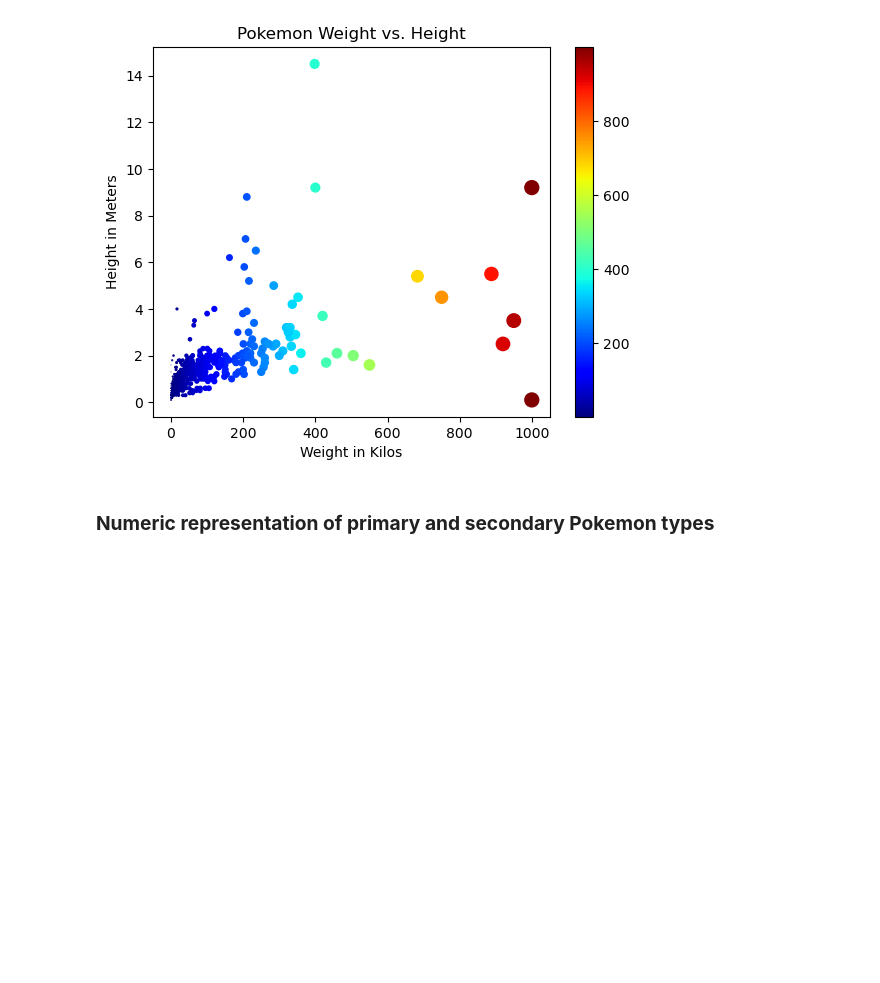
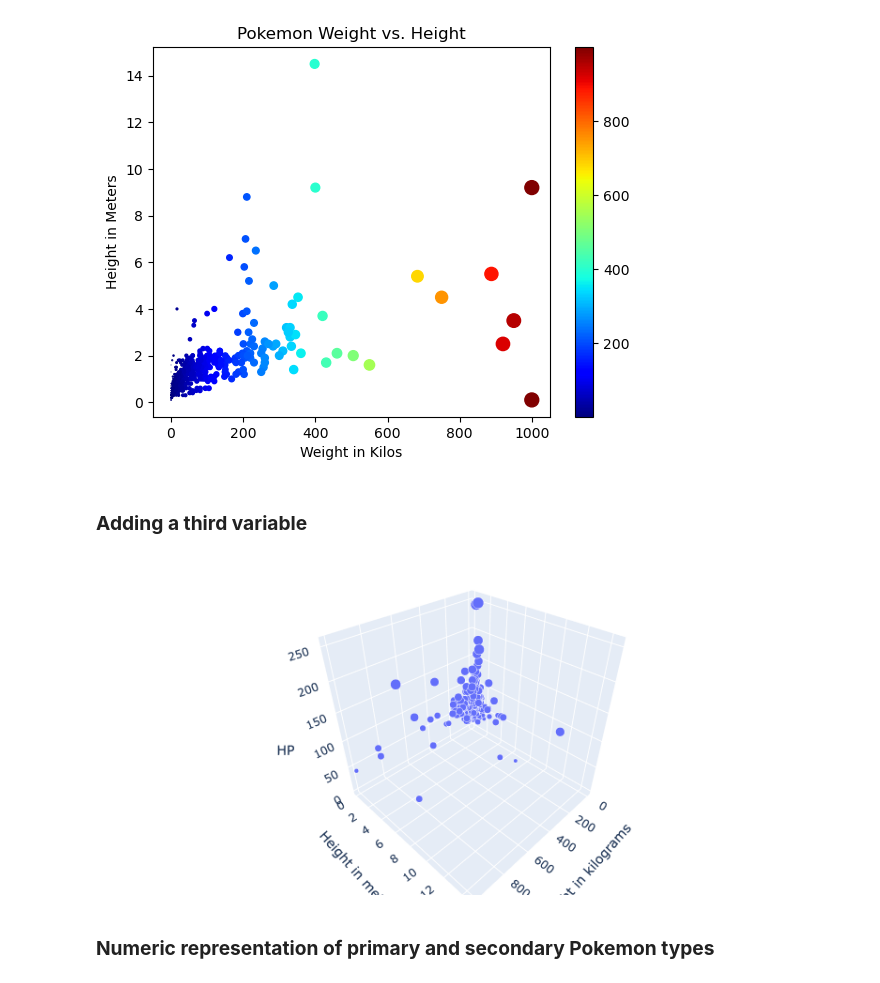
Before and after one commit to zach00001/Exploring_Pokemon, a Jupyter notebook: Pokemon.ipynb, the cells around one changed output. Saved outputs shown, nothing was run; the diff lists cells and outputs as text; code cells hidden in the pictures; blank space fills up the shorter version.

Commit message:
Add graph / daily commit
Today I explored the plotly.express library and played around with the scatter_3d plot. It was fun to mess with and I appreciate its ease-of-use and interactivity.

```diff
--- a/Pokemon.ipynb
+++ b/Pokemon.ipynb
@@ -54,6 +55,20 @@ plt.colorbar()
 plt.show()
 # %% [output]
 [figure]
+# %% [markdown]
+### **Adding a third variable**
+# %%
+# taking from the graph above im adding hp (health points) as a third variable
+#using scatter_3d from plotly express
+
+fig = px.scatter_3d(df, x = 'weight_kg', y = 'height_m', z = 'hp', size = 'hp',
+                   labels = {'weight_kg' : 'Weight in kilograms',
+                             'height_m' : 'Height in meters', 'hp' : 'HP'},
+                   opacity = 1)
+fig.update_layout(margin = dict(l = 0, r = 0, b = 0, t = 0))
+fig.show()
+# %% [output]
+[figure, added]
 # %% [markdown]
 ### **Numeric representation of primary and secondary Pokemon types**
 # %%
```
Also changed, not shown: parts of 1 cell of this notebook.
